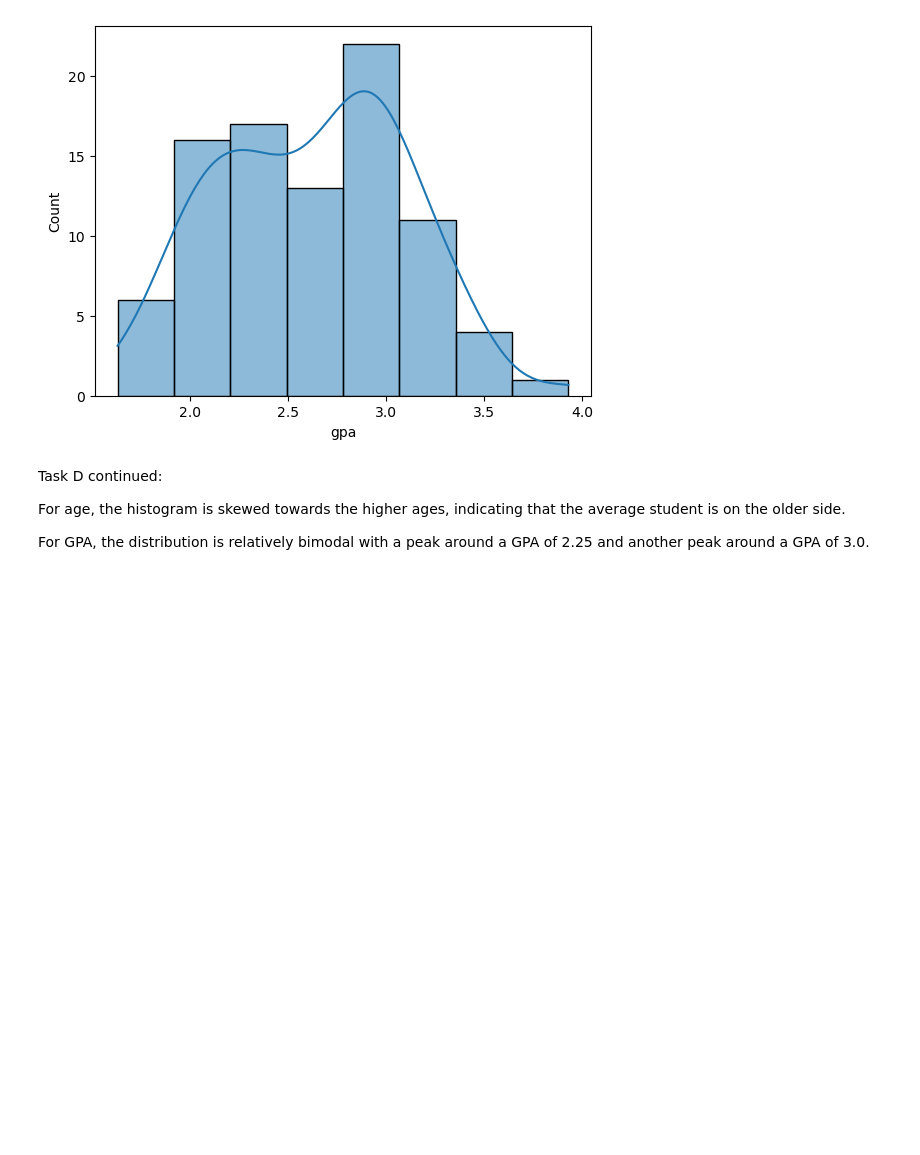
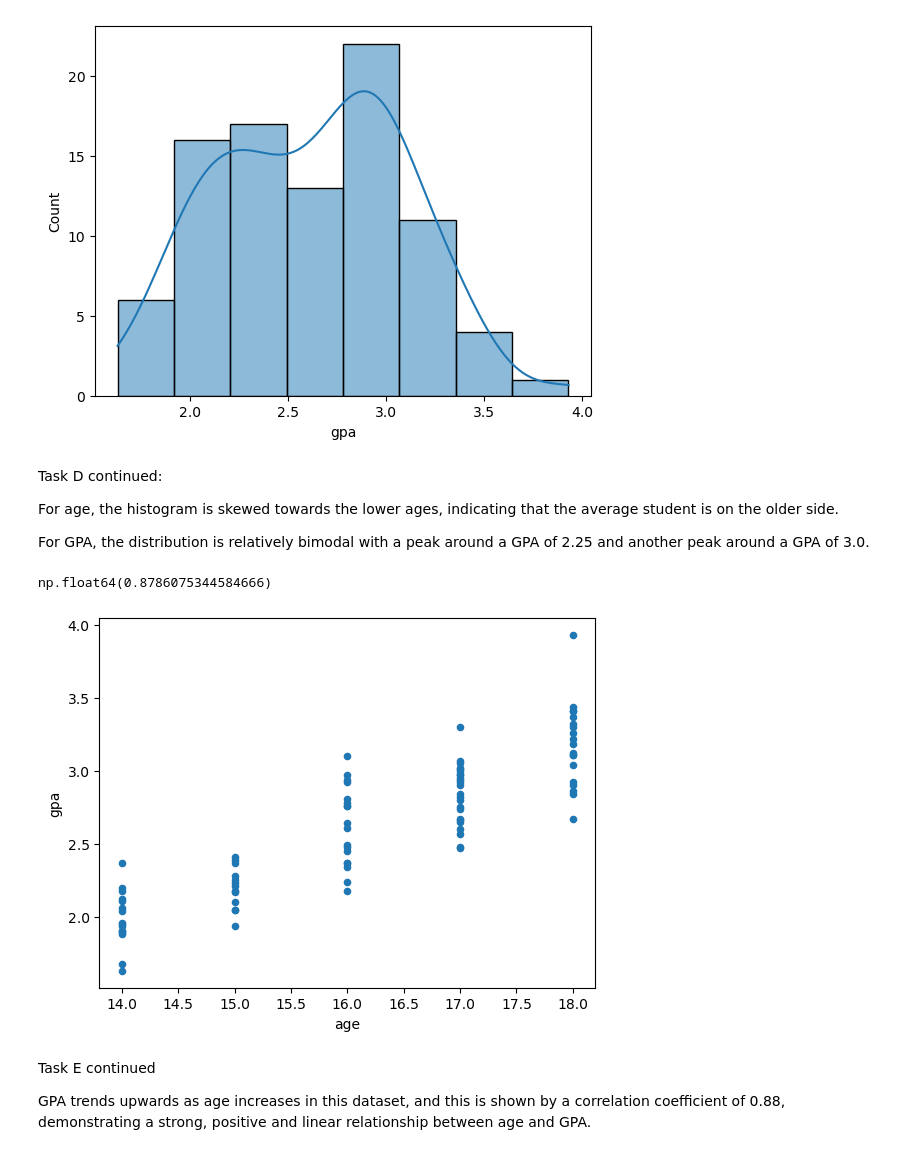
Before and after one commit to akshathp0/lab-5-eda, a Jupyter notebook: notebooks/eda.ipynb, the cells around one changed output. Drawn from its saved outputs; the diff is of its cells as text; code cells hidden in the pictures; blank space fills up the shorter version.

```diff
--- a/notebooks/eda.ipynb
+++ b/notebooks/eda.ipynb
@@ -92,9 +101,22 @@ sns.histplot(df["gpa"], kde = True)
 # %% [output]
 <Axes: xlabel='gpa', ylabel='Count'>
 [figure]
-# %% [markdown]
-Task D continued:
-
-For age, the histogram is skewed towards the higher ages, indicating that the average student is on the older side.
-
-For GPA, the distribution is relatively bimodal with a peak around a GPA of 2.25 and another peak around a GPA of 3.0.
+# %% [markdown]
+Task D continued:
+
+For age, the histogram is skewed towards the lower ages, indicating that the average student is on the older side.
+
+For GPA, the distribution is relatively bimodal with a peak around a GPA of 2.25 and another peak around a GPA of 3.0.
+# %%
+# Task E
+
+df.plot.scatter(x = "age", y = "gpa")
+
+df["age"].corr(df["gpa"])
+# %% [output]
+np.float64(0.8786075344584666)
+[figure, added]
+# %% [markdown]
+Task E continued
+
+GPA trends upwards as age increases in this dataset, and this is shown by a correlation coefficient of 0.88, demonstrating a strong, positive and linear relationship between age and GPA.
```
Also changed, not shown: parts of 3 cells of this notebook, 1 other file.
